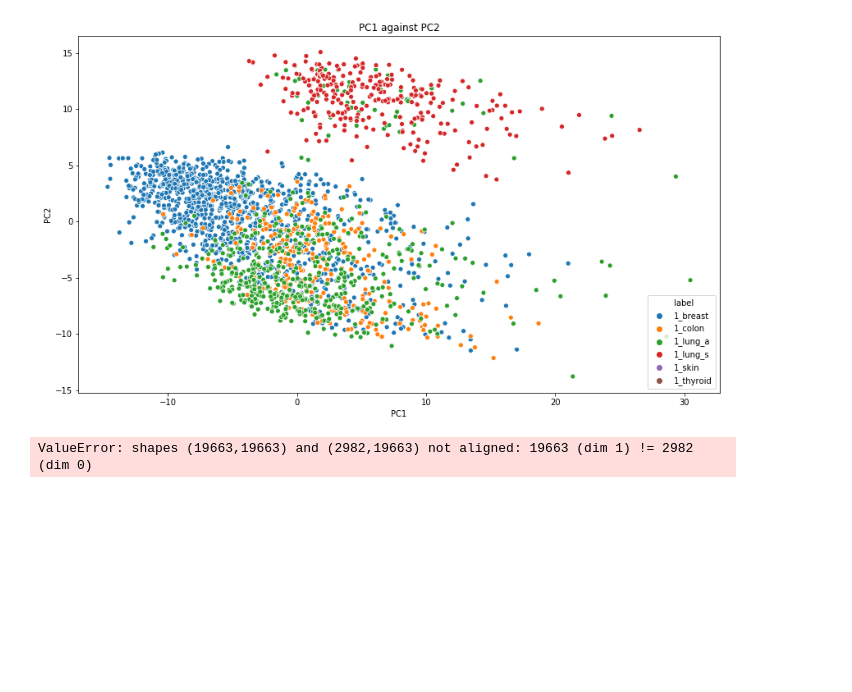
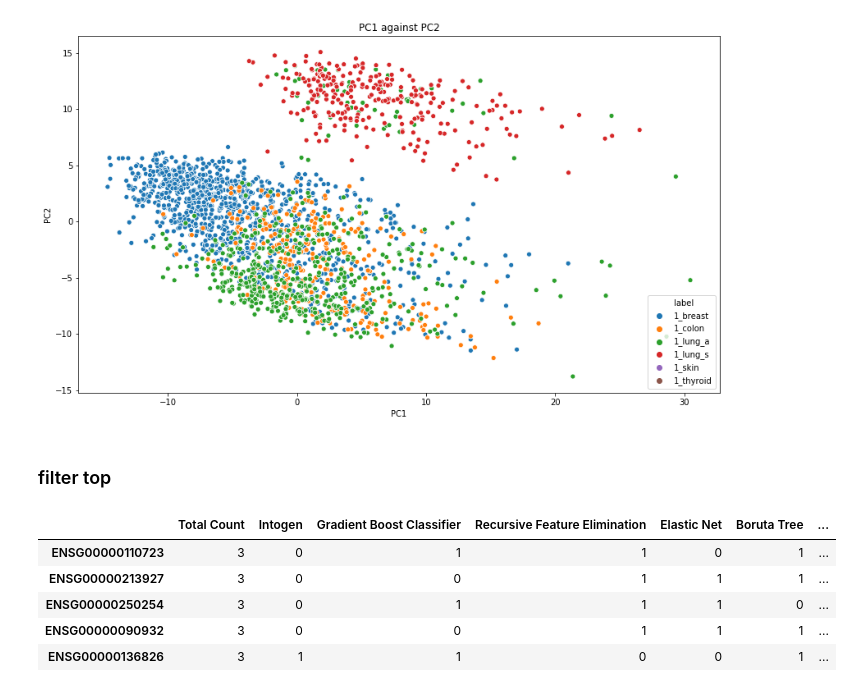
Before and after one commit to mikesamir/oncological_gene_expression_analysis, a Jupyter notebook: Lu/2_Model_Evaluation_Testing_Lu.ipynb, the cells around one changed output. Saved outputs shown, nothing was run; the diff lists cells and outputs as text; code cells hidden in the pictures; blank space fills up the shorter version.

```diff
--- a/Lu/2_Model_Evaluation_Testing_Lu.ipynb
+++ b/Lu/2_Model_Evaluation_Testing_Lu.ipynb
@@ -415,6 +416,6 @@ plt.show()
 # %%
 pca_trafo_cancer = PCA().fit(df_cancer_X_scaled)
 # %%
-sns.heatmap(np.log(pca_trafo_cancer.inverse_transform(np.eye(df_cancer_X_scaled.shape[1]))), cmap="hot", cbar=False)
+#sns.heatmap(np.log(pca_trafo_cancer.inverse_transform(np.eye(df_cancer_X_scaled.shape[1]))), cmap="hot", cbar=False)
-# %% [output]
-ValueError: shapes (19663,19663) and (2982,19663) not aligned: 19663 (dim 1) != 2982 (dim 0)
+# %% [markdown]
+### filter top
@@ -420,0 +441,11 @@ ValueError: shapes (19663,19663) and (2982,19663) not aligned: 19663 (dim 1) !=
+# %%
+df_skin = pd.read_csv("../Output/Result_Skin.csv", index_col=0)
+df_skin = df_skin.head(5)
+df_skin
+# %% [output]
+|  | Total Count | Intogen | Gradient Boost Classifier | Recursive Feature Elimination | Elastic Net | Boruta Tree | ... |
+| ENSG00000110723 | 3 | 0 | 1 | 1 | 0 | 1 | ... |
+| ENSG00000213927 | 3 | 0 | 0 | 1 | 1 | 1 | ... |
+| ENSG00000250254 | 3 | 0 | 1 | 1 | 1 | 0 | ... |
+| ENSG00000090932 | 3 | 0 | 0 | 1 | 1 | 1 | ... |
+| ENSG00000136826 | 3 | 1 | 1 | 0 | 0 | 1 | ... |
```
Also changed, not shown: parts of 26 cells of this notebook, 3 other files.
